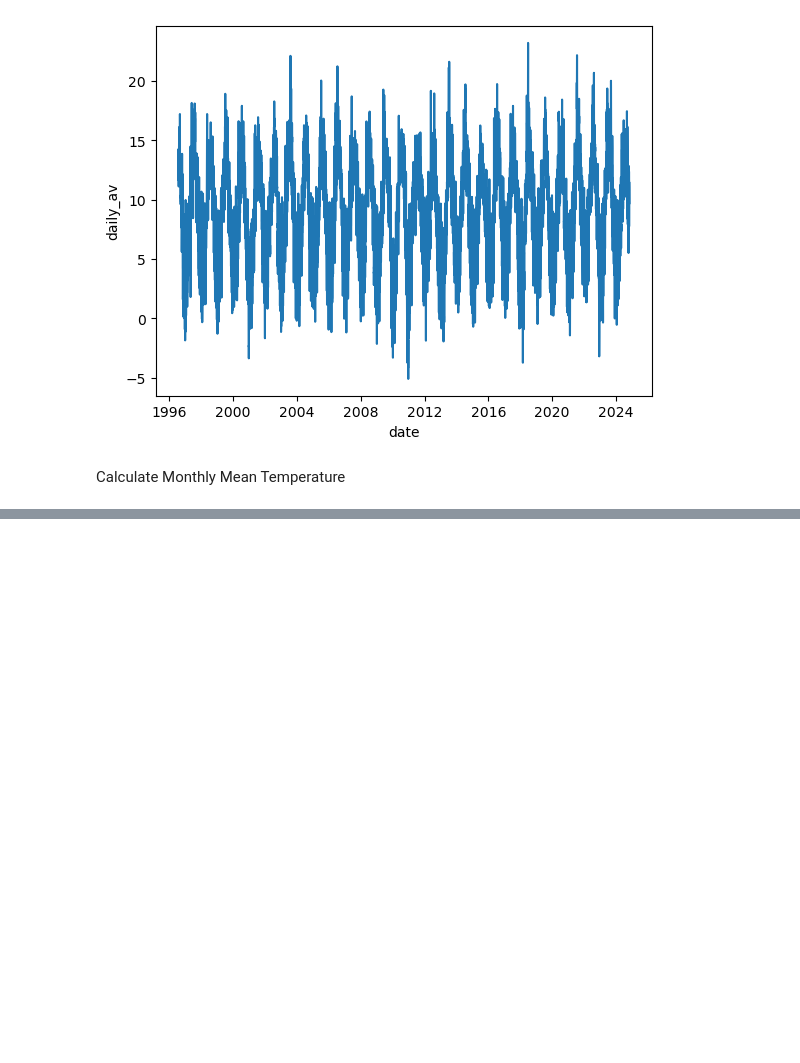
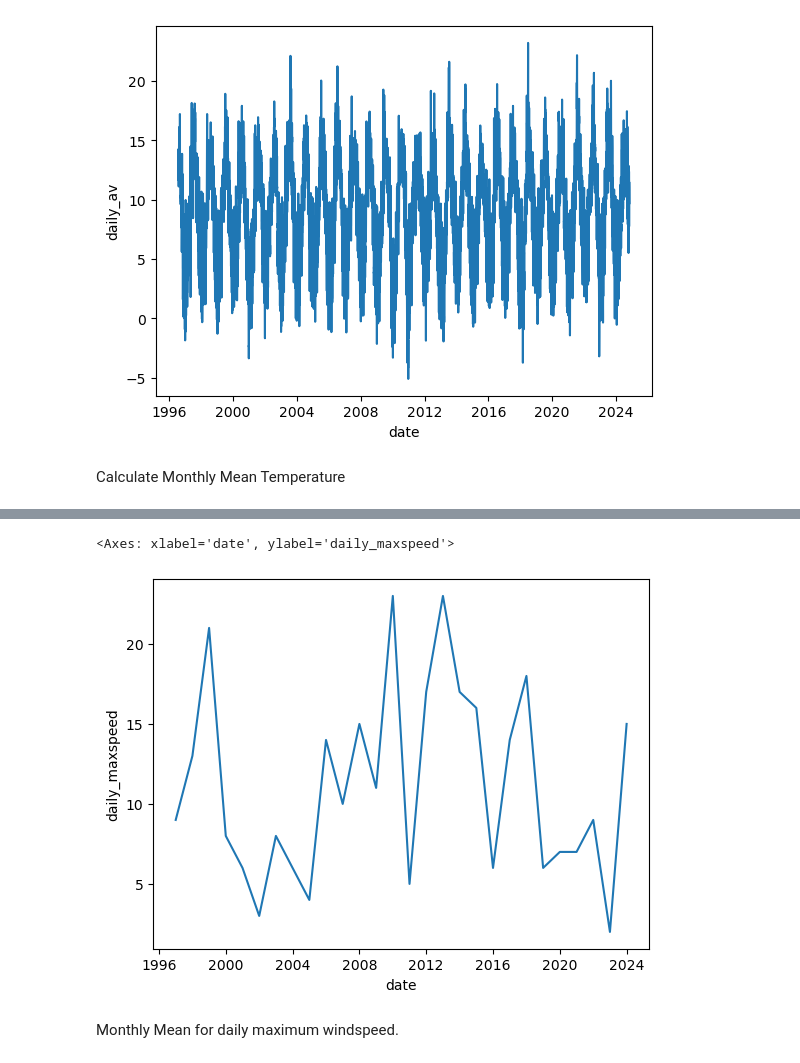
Before and after one commit to PCM11/PFDA---Assignments, a Jupyter notebook: assignment_6_weather.ipynb, the cells around one changed output, grey strips where cells are left out. Saved outputs shown, nothing was run; the diff lists cells and outputs as text; code cells hidden in the pictures; blank space fills up the shorter version.

```diff
--- a/assignment_6_weather.ipynb
+++ b/assignment_6_weather.ipynb
@@ -157,0 +208,14 @@ Windspeed Plot
+# %%
+# Maximum daily windspeed
+daily_maxspeed =  df['wdsp'].resample('D').max()
+
+# Create 'daily_max' column
+df['daily_maxspeed'] = df["wdsp"].resample("D").max()
+# %%
+# Plot
+sns.lineplot(data=df, x='date', y='daily_maxspeed')
+# %% [output]
+<Axes: xlabel='date', ylabel='daily_maxspeed'>
+[figure, added]
+# %% [markdown]
+Monthly Mean for daily maximum windspeed.
```
Also changed, not shown: parts of 28 cells of this notebook.
